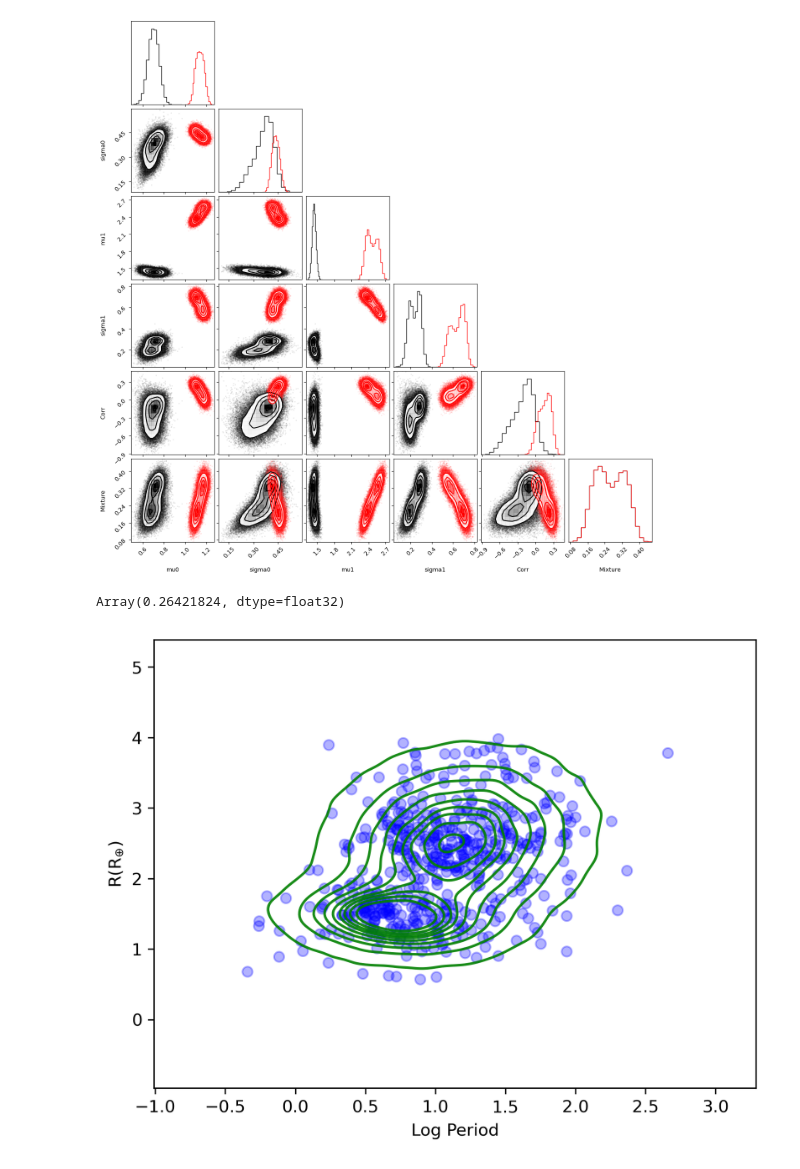
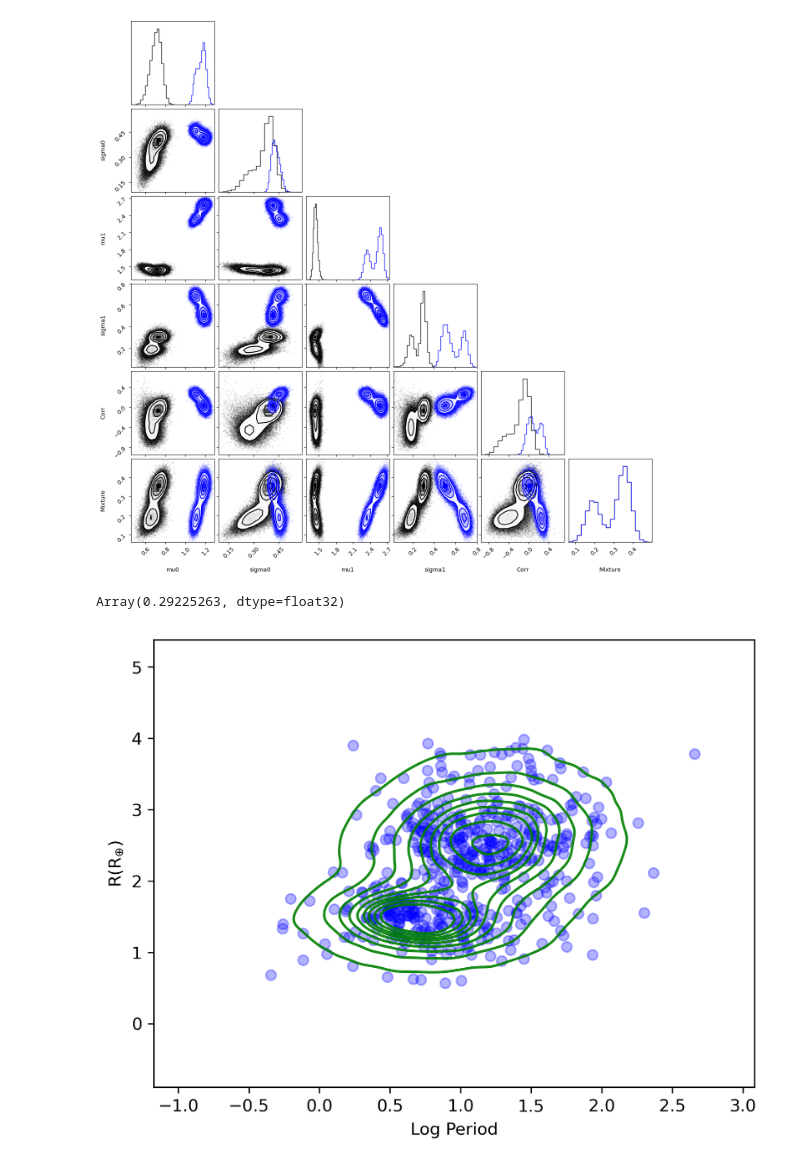
Before and after one commit to Iwan-S/Iwan-and-George-Year-4-Project, a Jupyter notebook: Jupyter Notebooks/Iwan's Nonsense/HBM GMM (Real Data).ipynb, the cells around one changed output. Drawn from its saved outputs; the diff is of its cells as text; code cells hidden in the pictures.

Commit message:
Uploading the numpyro samples

```diff
--- a/Jupyter Notebooks/Iwan's Nonsense/HBM GMM (Real Data).ipynb
+++ b/Jupyter Notebooks/Iwan's Nonsense/HBM GMM (Real Data).ipynb
@@ -18,21 +18,31 @@ def Ensure_all(All_variables):
         current_table = no_nan_tables[index]
         previous_merge = pd.merge(previous_merge, current_table, left_index=True, right_index=True, how='inner')
     return previous_merge
+
+def PlanetRadiusErrors(Ratio, Radius, RatioError, RadiusError):
+    Error = np.sqrt((Ratio*RadiusError)**2 + (Radius*RatioError)**2)*const.R_sun/const.R_earth
+    return Error
 # %%
 Main_directory = 'C:/Users/Iwan/Documents/GitHub/Iwan-and-George-Year-4-Project'
 BASTA_stars = pd.read_csv(f'{Main_directory}/BASTA/Output/GaiaResultsFinal.ascii', index_col='starid' ,sep='\t').dropna()
 Planet_data = pd.read_csv(f'{Main_directory}/Samples/Sorted Data/Planets/Final Planets.csv'
                           , index_col='KOI').dropna()
 
-Planet_calc = Ensure_all([Planet_data['Host Gaia DR3 ID'], Planet_data['PSR'], Planet_data['P']]).set_index('Host Gaia DR3 ID')
-Valley_data = Ensure_all([BASTA_stars['radPhot'], Planet_calc])
+Planet_calc = Planet_data.set_index('Host Gaia DR3 ID')
+Valley_data = Ensure_all([BASTA_stars[['radPhot', 'radPhot_errp', 'radPhot_errm']], Planet_calc])
 
 Valley_data['Planet Radii'] = Valley_data['radPhot']*Valley_data['PSR']*const.R_sun/const.R_earth
+Valley_data['Planet Rad pe'] = PlanetRadiusErrors(Valley_data['PSR'], Valley_data['radPhot']
+                                                  , Valley_data['PSR pme'], Valley_data['radPhot_errp'])
+Valley_data['Planet Rad me'] = PlanetRadiusErrors(Valley_data['PSR'], Valley_data['radPhot']
+                                                  , Valley_data['PSR pme'], Valley_data['radPhot_errm'])
+
 Valley_data.reset_index(inplace=True)
 Valley_data = Valley_data.drop(Valley_data[Valley_data['Planet Radii'] > 4].index)
 
 LogP = np.log10(Valley_data['P'])
 Planet_radii = Valley_data['Planet Radii']
+Noise = np.array((Valley_data['Planet Rad pe'] + Valley_data['Planet Rad me'])/2)
 
 ax = sns.jointplot(x=LogP, y=Planet_radii
                    , joint_kws={'s':10}, marginal_kws=dict(bins=26, fill=True))
@@ -49,8 +59,8 @@ import jax
 import jax.numpy as jnp
 # %%
 def numpyro_model(D, D_sigma):
-    mu0 = numpyro.sample('mu0', dist.Normal(jnp.stack([0.75, 1.5]), jnp.stack([0.2, 0.25])))
-    mu1_diff = numpyro.sample('mu1_diff', dist.Normal(jnp.stack([0.5, 1]), jnp.stack([0.2, 0.25])))
+    mu0 = numpyro.sample('mu0', dist.Normal(jnp.stack([0.6, 1.5]), jnp.stack([0.2, 0.25])))
+    mu1_diff = numpyro.sample('mu1_diff', dist.Normal(jnp.stack([0.65, 1]), jnp.stack([0.2, 0.25])))
     sigma0 = numpyro.sample('sigma0', dist.HalfNormal(2).expand([2]))
     sigma1 = numpyro.sample('sigma1', dist.HalfNormal(2).expand([2]))
 
@@ -70,13 +80,14 @@ def numpyro_model(D, D_sigma):
     numpyro.sample('obs', dist.MixtureSameFamily(mix, dists), obs=jnp.stack([D[:, 0], y], axis=-1))
 # %%
 D = np.flipud(np.rot90([LogP, Planet_radii]))
-noise = 0.1
 
 nuts_kernel = NUTS(numpyro_model)
+Nsamples = 20000
+burnin = Nsamples/5
 
-mcmc = MCMC(nuts_kernel, num_samples=20000, num_warmup=4000, num_chains=4)
+mcmc = MCMC(nuts_kernel, num_samples=Nsamples, num_warmup=burnin, num_chains=4)
 rng_key = random.PRNGKey(0)
-mcmc.run(rng_key, D, noise)
+mcmc.run(rng_key, D, Noise)
 
 posterior_samples = mcmc.get_samples()
 # %%
@@ -108,36 +122,36 @@ numpyro_samples1 = np.vstack([posterior_samples['mu0'][:, 0] + posterior_samples
 fig = corner.corner(numpyro_samples0,
               labels=['mu0', 'sigma0', 'mu1', 'sigma1', 'Corr', 'Mixture']);
 
-corner.corner(numpyro_samples1, fig=fig, color='r');
+corner.corner(numpyro_samples1, fig=fig, color='b');
 #plt.savefig('HBM Corner')
 # %% [output]
-[figure, old version]
+[figure, new version]
 # %%
 np.mean(posterior_samples['mixture'])
 # %% [output]
-Array(0.26421824, dtype=float32)
+Array(0.29225263, dtype=float32)
 # %%
 %matplotlib inline
 
 fig,ax = plt.subplots(dpi=300)
 
 new0 = np.array([np.random.multivariate_normal(size=1, mean=[c[0],c[2]],
                                               cov=[[c[1]**2, c[1]*c[3]*c[4]],[c[1]*c[3]*c[4], c[3]**2]])[0] for c in numpyro_samples0])
 
 new1 = np.array([np.random.multivariate_normal(size=1, mean=[c[0],c[2]],
                                               cov=[[c[1]**2, c[1]*c[3]*c[4]],[c[1]*c[3]*c[4], c[3]**2]])[0] for c in numpyro_samples1])
 
 post = new0
-sel = np.where(np.random.rand(80000) < 1-np.mean(posterior_samples['mixture']))
+sel = np.where(np.random.rand(Nsamples) < 1-np.mean(posterior_samples['mixture']))
 post[sel] = new1[sel]
 
 sns.kdeplot(x=post[:, 0], y=post[:, 1], alpha=0.9, color='g')
 
 ax.scatter(LogP, Planet_radii, c='b', alpha=0.3)
 
 ax.set_xlabel('Log Period')
 ax.set_ylabel('R(R$_{\oplus})$')
 
 plt.savefig('HBM GMM Contour')
 # %% [output]
-[figure, old version]
+[figure, new version]
```
Also changed, not shown: parts of 4 cells of this notebook, 5 other files.
